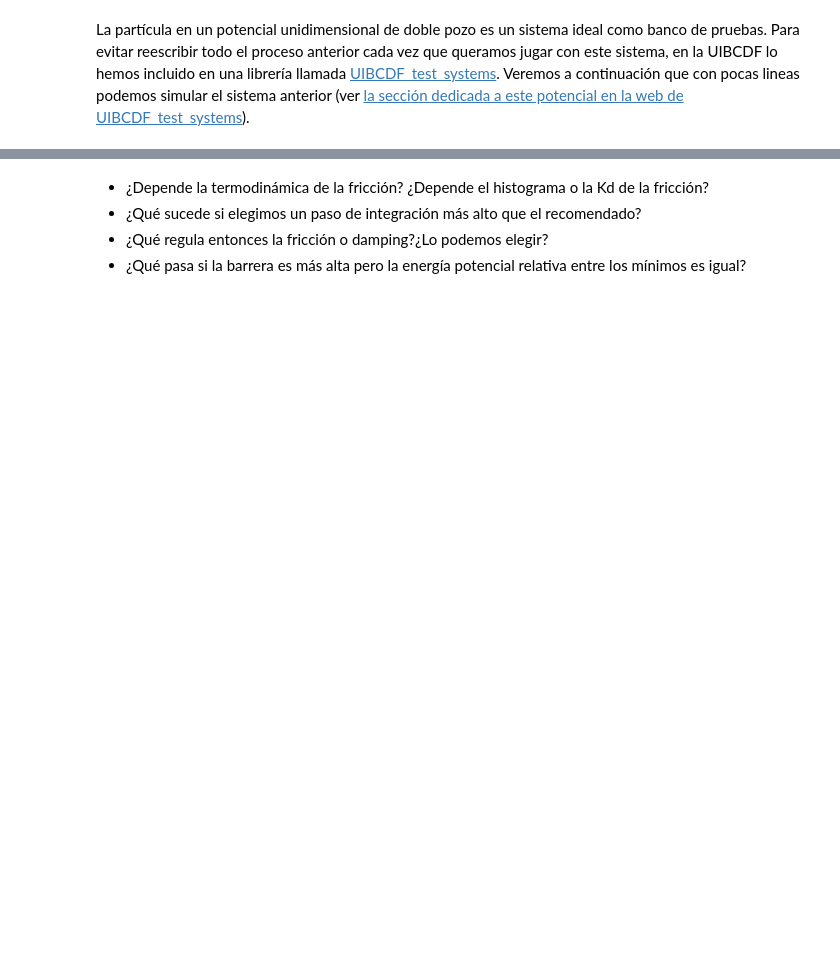
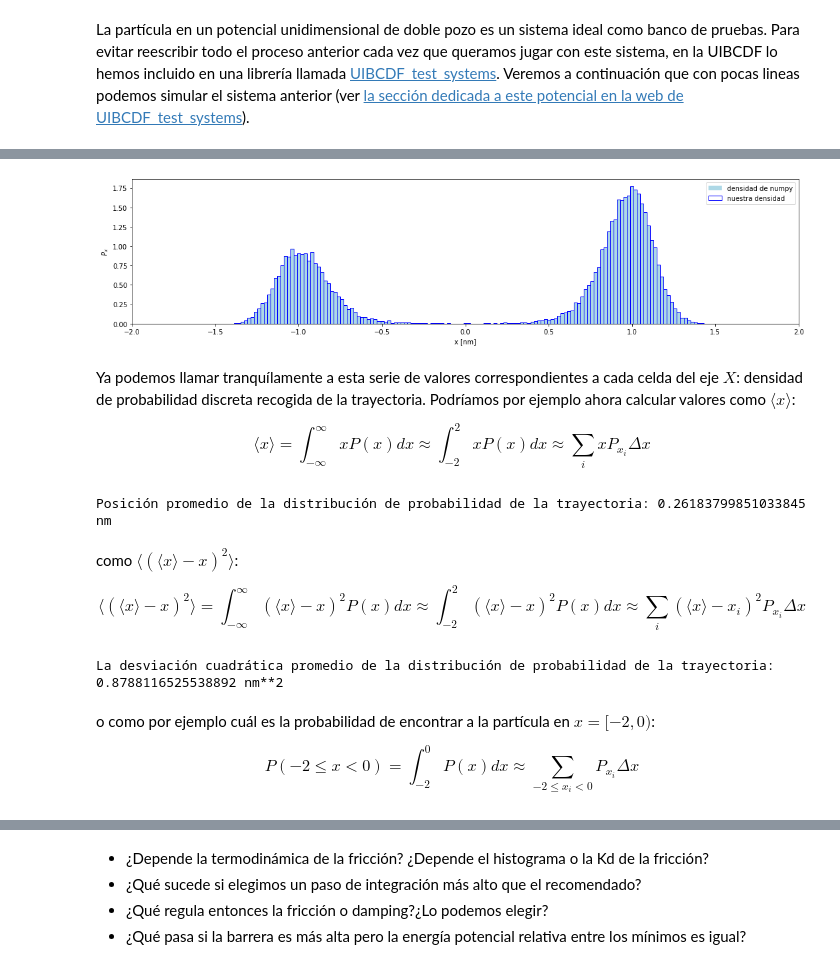
Before and after one commit to uibcdf/REMD_testbed, a Jupyter notebook: Doble_pozo_test.ipynb, the cells around one changed output, grey strips where cells are left out. Saved outputs shown, nothing was run; the diff lists cells and outputs as text; code cells hidden in the pictures; blank space fills up the shorter version.

```diff
--- a/Doble_pozo_test.ipynb
+++ b/Doble_pozo_test.ipynb
@@ -314,0 +367,53 @@ plt.show()
+# %%
+plt.bar(bin_limites[:-1], densidad_histograma_numpy._value, width = delta_x._value, color='lightblue', label='densidad de numpy')
+plt.bar(bin_limites[:-1], densidad_histograma._value, width = delta_x._value, fill=False, edgecolor='blue', label='nuestra densidad')
+plt.xlim(limite_minimo_x._value, limite_maximo_x._value)
+plt.xlabel("x [{}]".format(positions.unit.get_symbol()))
+plt.ylabel("$P_{x}$")
+plt.legend(loc='upper right')
+plt.show()
+# %% [output]
+[figure, added]
+# %% [markdown]
+Ya podemos llamar tranquílamente a esta serie de valores correspondientes a cada celda del eje $X$: densidad de probabilidad discreta recogida de la trayectoria. Podríamos por ejemplo ahora calcular valores como $\langle x \rangle$:
+
+\begin{equation}
+\langle x \rangle =
+\int_{-\infty}^{\infty} {xP(x)dx} \approx
+\int_{-2}^{2} {xP(x)dx} \approx
+\sum_{i}{xP_{x_{i}} \Delta x}
+\end{equation}
+# %%
+x_media = 0.0*unit.nanometers
+
+for ii in range(n_bins):
+    x_media += (bin_limites[ii]*unit.nanometers)*densidad_histograma[ii]*delta_x
+
+print("Posición promedio de la distribución de probabilidad de la trayectoria:", x_media_de_densidad)
+# %% [output]
+Posición promedio de la distribución de probabilidad de la trayectoria: 0.26183799851033845 nm
+# %% [markdown]
+como $\langle \left(\langle x \rangle- x \right)^{2} \rangle$:
+
+\begin{equation}
+\langle \left(\langle x \rangle- x \right)^{2} \rangle =
+\int_{-\infty}^{\infty} {\left(\langle x \rangle- x \right)^{2} P(x)dx} \approx
+\int_{-2}^{2} {\left(\langle x \rangle- x \right)^{2} P(x)dx} \approx
+\sum_{i}{\left(\langle x \rangle- x_{i} \right)^{2} P_{x_{i}} \Delta x}
+\end{equation}
+# %%
+sigma2_x = 0.0 * unit.nanometers**2
+
+for ii in range(n_bins):
+    sigma2_x += (x_media_de_densidad-bin_limites[ii]*unit.nanometers)**2 *densidad_histograma[ii]*delta_x
+
+print("La desviación cuadrática promedio de la distribución de probabilidad de la trayectoria:", sigma2_x_de_densidad)
+# %% [output]
+La desviación cuadrática promedio de la distribución de probabilidad de la trayectoria: 0.8788116525538892 nm**2
+# %% [markdown]
+o como por ejemplo cuál es la probabilidad de encontrar a la partícula en $x=[-2,0)$:
+
+\begin{equation}
+P(-2\le x < 0)= \int_{-2}^{0} P\left( x \right) dx \approx
+\sum_{-2\le x_{i}<0} P_{x_{i}} \Delta x
+\end{equation}
```
Also changed, not shown: parts of 50 cells of this notebook.
